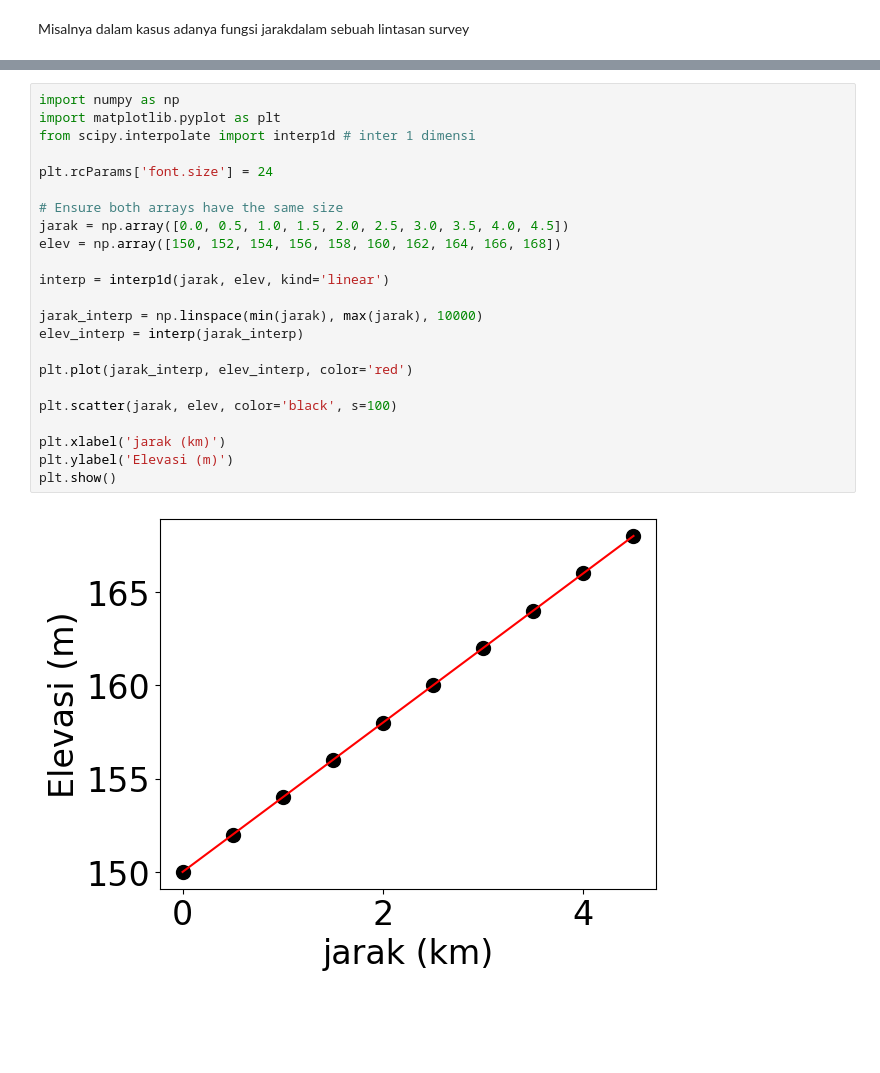
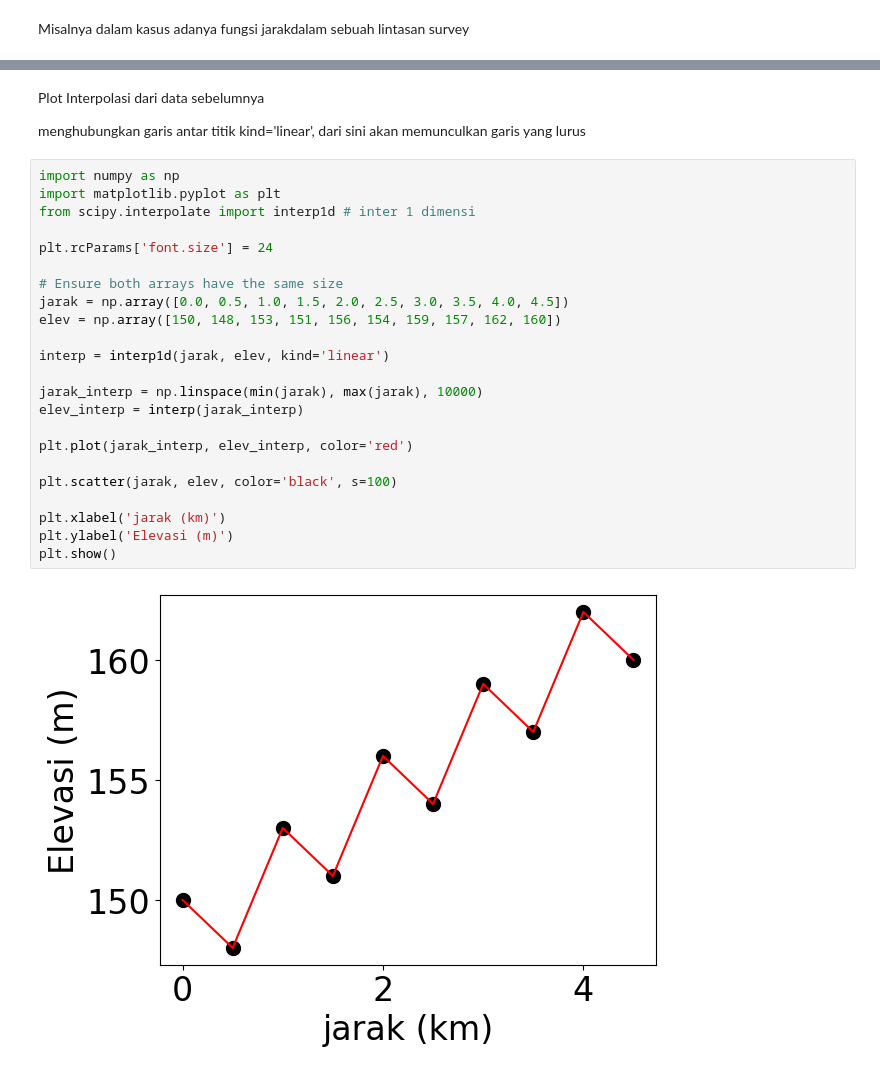
Before and after one commit to khayys/Metode-Penyelesaian-Numerik, a Jupyter notebook: Interpolasi dan Curve Fitting.ipynb, the cells around one changed output, grey strips where cells are left out. Drawn from its saved outputs; the diff is of its cells as text; blank space fills up the shorter version.

```diff
--- a/Interpolasi dan Curve Fitting.ipynb
+++ b/Interpolasi dan Curve Fitting.ipynb
@@ -20,25 +20,30 @@ plt.show()
+# %% [markdown]
+Plot Interpolasi dari data sebelumnya
+
+menghubungkan garis antar titik
+kind='linear', dari sini akan memunculkan garis yang lurus
 # %%
 import numpy as np
 import matplotlib.pyplot as plt
 from scipy.interpolate import interp1d # inter 1 dimensi
 
 plt.rcParams['font.size'] = 24
 
 # Ensure both arrays have the same size
 jarak = np.array([0.0, 0.5, 1.0, 1.5, 2.0, 2.5, 3.0, 3.5, 4.0, 4.5])
-elev = np.array([150, 152, 154, 156, 158, 160, 162, 164, 166, 168])
+elev = np.array([150, 148, 153, 151, 156, 154, 159, 157, 162, 160])
 
 interp = interp1d(jarak, elev, kind='linear')
 
 jarak_interp = np.linspace(min(jarak), max(jarak), 10000)
 elev_interp = interp(jarak_interp)
 
 plt.plot(jarak_interp, elev_interp, color='red')
 
 plt.scatter(jarak, elev, color='black', s=100)
 
 plt.xlabel('jarak (km)')
 plt.ylabel('Elevasi (m)')
 plt.show()
 # %% [output]
-[figure, old version]
+[figure, new version]
```
Also changed, not shown: parts of 10 cells of this notebook, 1 other file.
